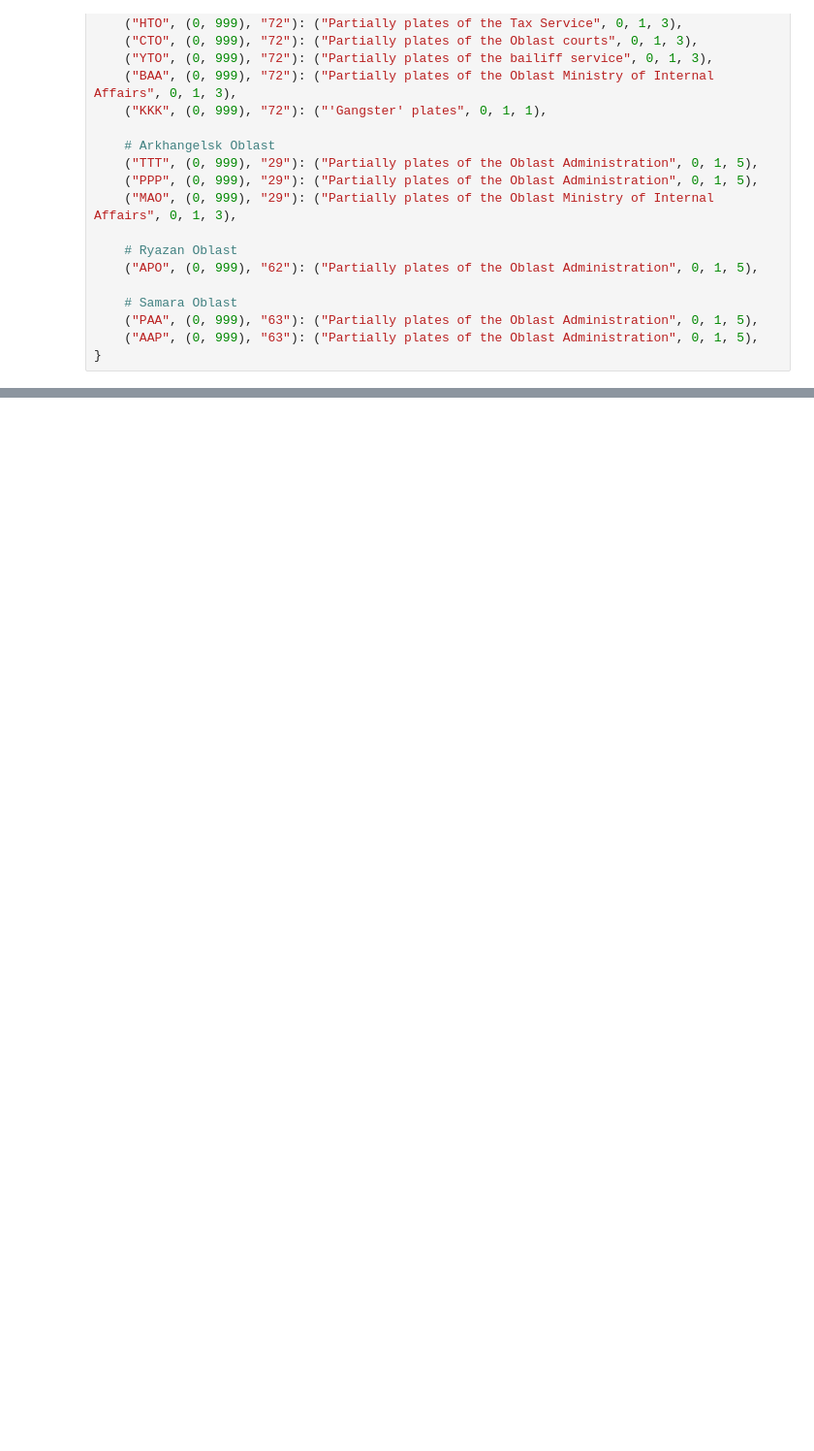
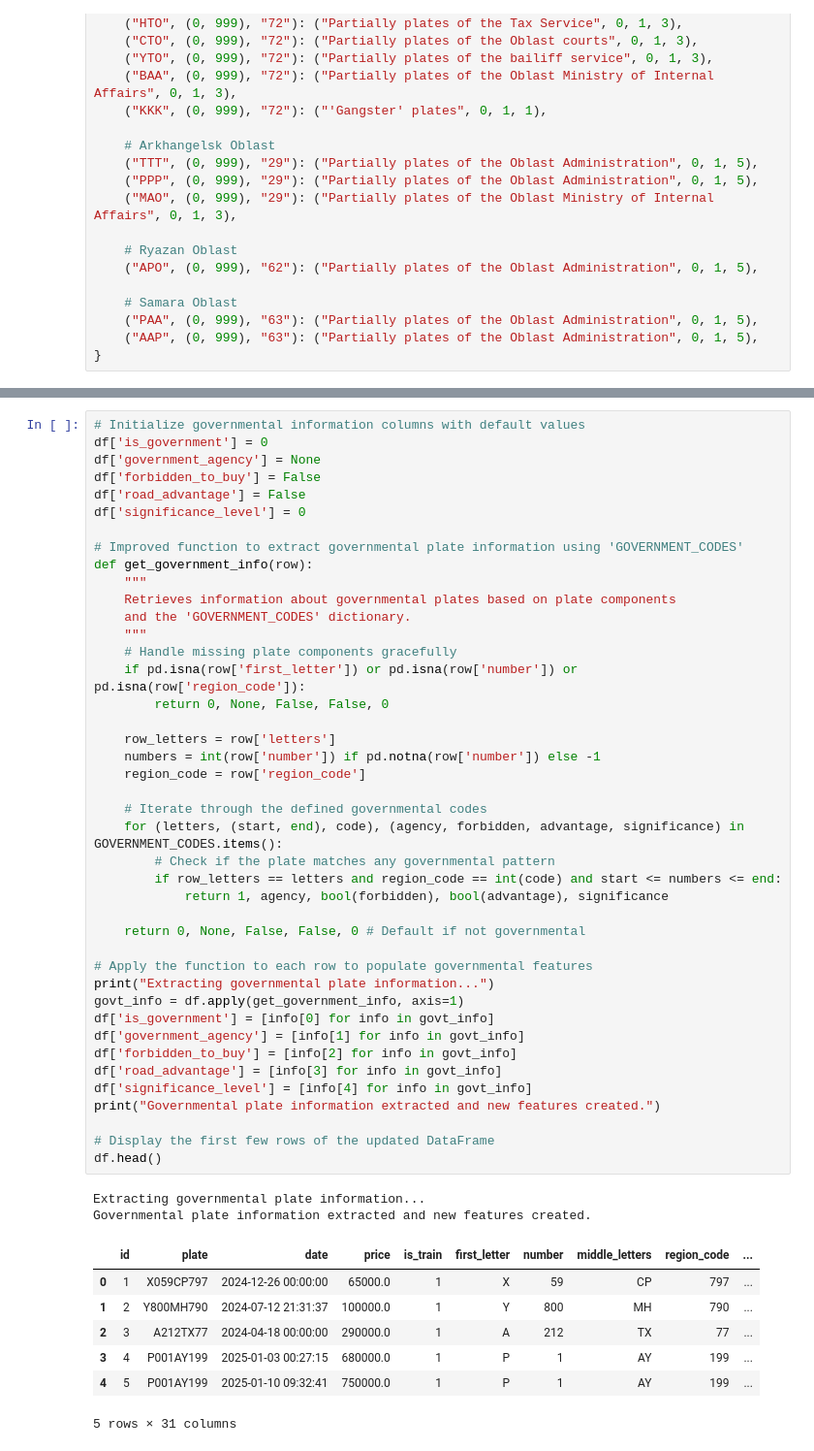
Before and after one commit to theadityamittal/russian-car-plates, a Jupyter notebook: data_exploration.ipynb, the cells around one changed output, grey strips where cells are left out. Shown at 97% size. Saved outputs shown, nothing was run; the diff lists cells and outputs as text; blank space fills up the shorter version.

```diff
--- a/data_exploration.ipynb
+++ b/data_exploration.ipynb
@@ -707,0 +499,52 @@ test_merged.to_csv('data/test_merged.csv', index=False)
+# %%
+# Initialize governmental information columns with default values
+df['is_government'] = 0
+df['government_agency'] = None
+df['forbidden_to_buy'] = False
+df['road_advantage'] = False
+df['significance_level'] = 0
+
+# Improved function to extract governmental plate information using 'GOVERNMENT_CODES'
+def get_government_info(row):
+    """
+    Retrieves information about governmental plates based on plate components
+    and the 'GOVERNMENT_CODES' dictionary.
+    """
+    # Handle missing plate components gracefully
+    if pd.isna(row['first_letter']) or pd.isna(row['number']) or pd.isna(row['region_code']):
+        return 0, None, False, False, 0
+
+    row_letters = row['letters']
+    numbers = int(row['number']) if pd.notna(row['number']) else -1
+    region_code = row['region_code']
+
+    # Iterate through the defined governmental codes
+    for (letters, (start, end), code), (agency, forbidden, advantage, significance) in GOVERNMENT_CODES.items():
+        # Check if the plate matches any governmental pattern
+        if row_letters == letters and region_code == int(code) and start <= numbers <= end:
+            return 1, agency, bool(forbidden), bool(advantage), significance
+
+    return 0, None, False, False, 0 # Default if not governmental
+
+# Apply the function to each row to populate governmental features
+print("Extracting governmental plate information...")
+govt_info = df.apply(get_government_info, axis=1)
+df['is_government'] = [info[0] for info in govt_info]
+df['government_agency'] = [info[1] for info in govt_info]
+df['forbidden_to_buy'] = [info[2] for info in govt_info]
+df['road_advantage'] = [info[3] for info in govt_info]
+df['significance_level'] = [info[4] for info in govt_info]
+print("Governmental plate information extracted and new features created.")
+
+# Display the first few rows of the updated DataFrame
+df.head()
+# %% [output]
+Extracting governmental plate information...
+Governmental plate information extracted and new features created.
+|  | id | plate | date | price | is_train | first_letter | number | middle_letters | region_code | ... |
+| 0 | 1 | X059CP797 | 2024-12-26 00:00:00 | 65000.0 | 1 | X | 59 | CP | 797 | ... |
+| 1 | 2 | Y800MH790 | 2024-07-12 21:31:37 | 100000.0 | 1 | Y | 800 | MH | 790 | ... |
+| 2 | 3 | A212TX77 | 2024-04-18 00:00:00 | 290000.0 | 1 | A | 212 | TX | 77 | ... |
+| 3 | 4 | P001AY199 | 2025-01-03 00:27:15 | 680000.0 | 1 | P | 1 | AY | 199 | ... |
+| 4 | 5 | P001AY199 | 2025-01-10 09:32:41 | 750000.0 | 1 | P | 1 | AY | 199 | ... |
+5 rows × 31 columns
```
Also changed, not shown: parts of 36 cells of this notebook, 2 other files.
